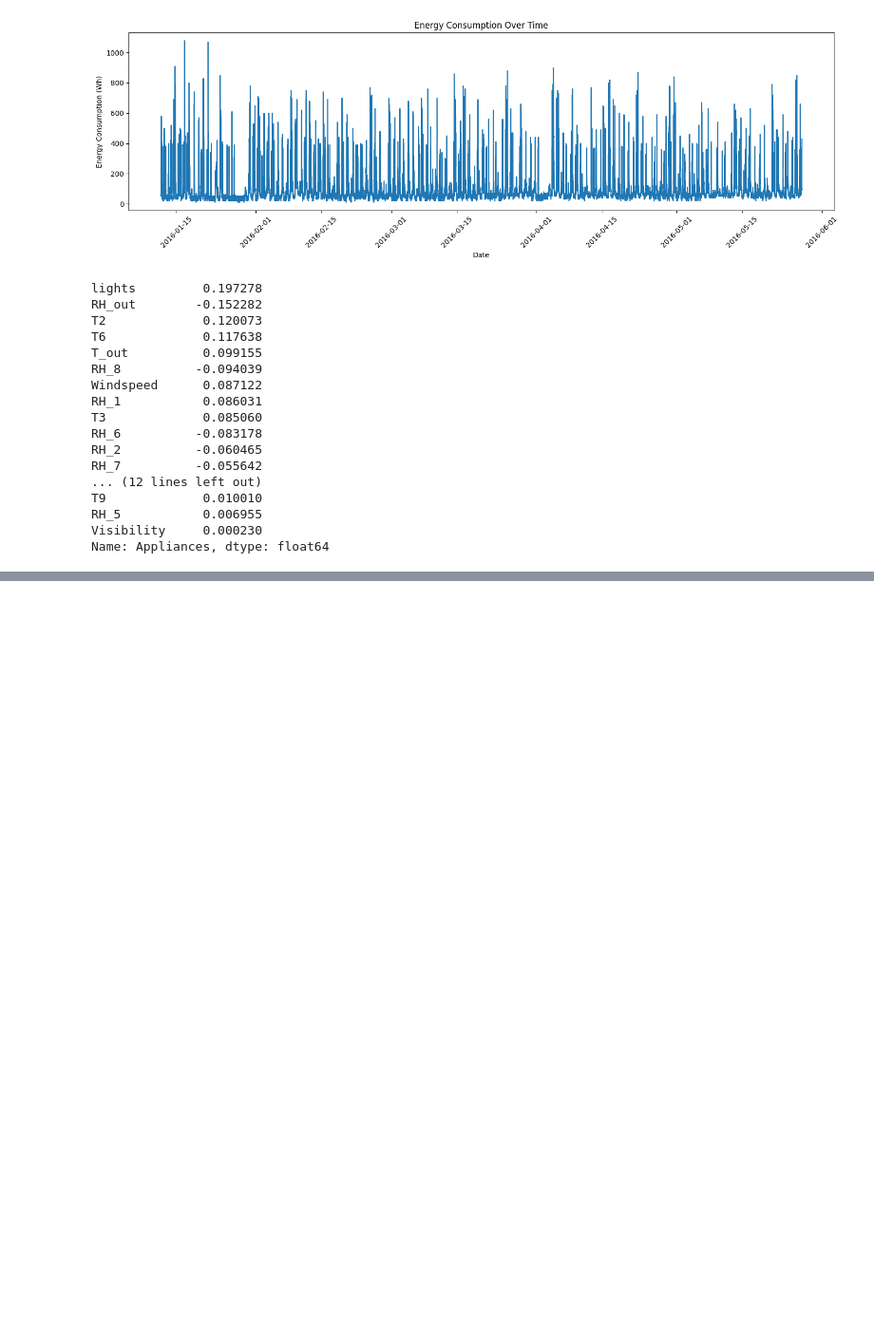
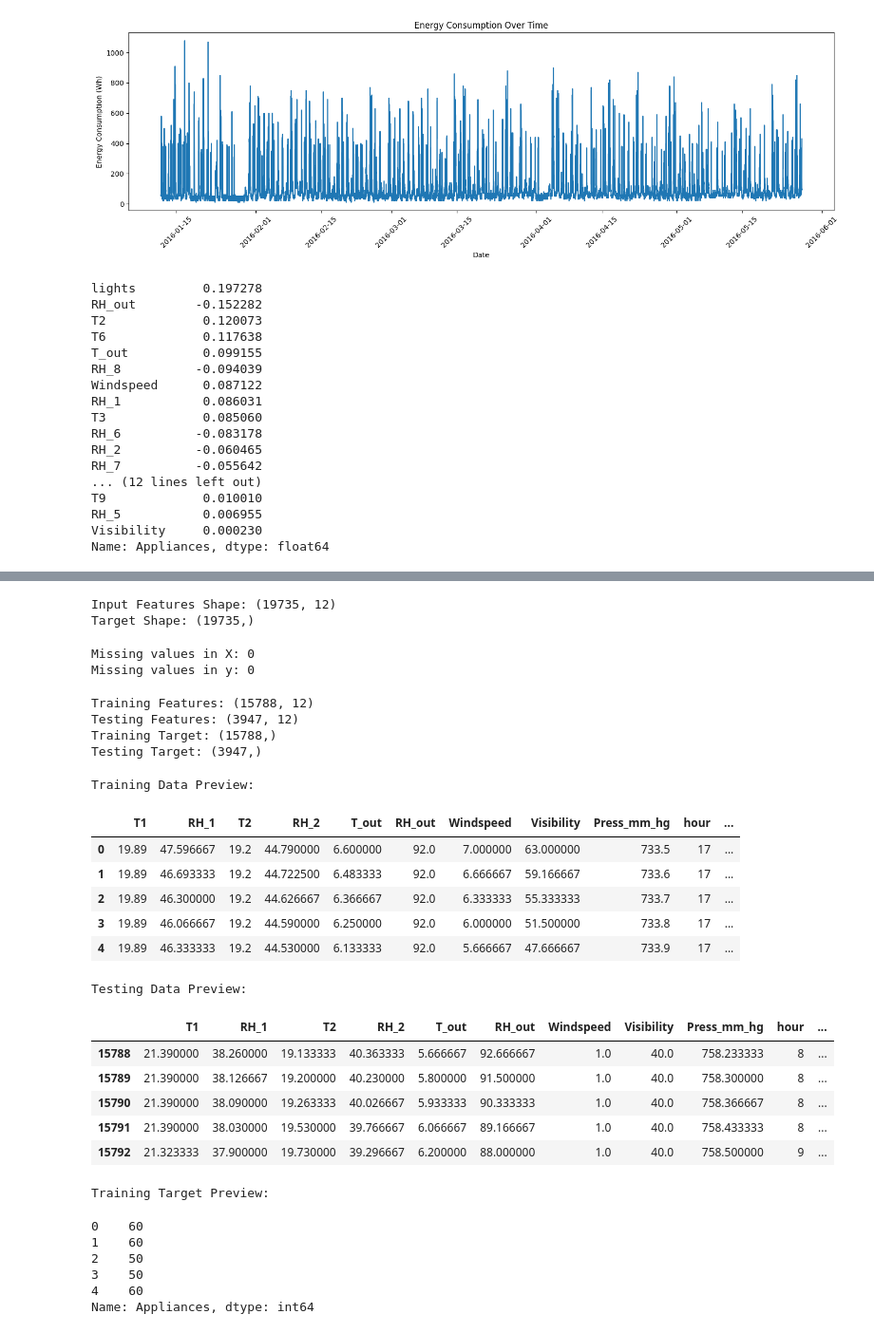
Before and after one commit to neginaitik68-occ/smart_energy_prediction, a Jupyter notebook: notebooks/linear_regression.ipynb, the cells around one changed output, grey strips where cells are left out. Shown at 95% size. Cells and saved outputs as stored; diff of their text form; code cells hidden in the pictures; blank space fills up the shorter version.

Commit message:
Day 3: Perform data preprocessing and feature selection

```diff
--- a/notebooks/linear_regression.ipynb
+++ b/notebooks/linear_regression.ipynb
@@ -260,0 +334,8 @@ Name: Appliances, dtype: float64
+# %%
+data["hour"] = data["date"].dt.hour
+
+data["day_of_week"] = data["date"].dt.dayofweek
+
+data["month"] = data["date"].dt.month
+
+display(data[["date", "hour", "day_of_week", "month"]].head(10))
@@ -260,0 +377,67 @@ Name: Appliances, dtype: float64
+# %%
+X = data[features]
+
+y = data[target]
+
+print("Input Features Shape:", X.shape)
+print("Target Shape:", y.shape)
+# %% [output]
+Input Features Shape: (19735, 12)
+Target Shape: (19735,)
+# %%
+print("Missing values in X:", X.isnull().sum().sum())
+
+print("Missing values in y:", y.isnull().sum())
+# %% [output]
+Missing values in X: 0
+Missing values in y: 0
+# %%
+split_index = int(len(X) * 0.80)
+
+X_train = X.iloc[:split_index]
+X_test = X.iloc[split_index:]
+
+y_train = y.iloc[:split_index]
+y_test = y.iloc[split_index:]
+
+print("Training Features:", X_train.shape)
+print("Testing Features:", X_test.shape)
+
+print("Training Target:", y_train.shape)
+print("Testing Target:", y_test.shape)
+# %% [output]
+Training Features: (15788, 12)
+Testing Features: (3947, 12)
+Training Target: (15788,)
+Testing Target: (3947,)
+# %%
+print("Training Data Preview:")
+display(X_train.head())
+
+print("\nTesting Data Preview:")
+display(X_test.head())
+
+print("\nTraining Target Preview:")
+display(y_train.head())
+# %% [output]
+Training Data Preview:
+|  | T1 | RH_1 | T2 | RH_2 | T_out | RH_out | Windspeed | Visibility | Press_mm_hg | hour | ... |
+| 0 | 19.89 | 47.596667 | 19.2 | 44.790000 | 6.600000 | 92.0 | 7.000000 | 63.000000 | 733.5 | 17 | ... |
+| 1 | 19.89 | 46.693333 | 19.2 | 44.722500 | 6.483333 | 92.0 | 6.666667 | 59.166667 | 733.6 | 17 | ... |
+| 2 | 19.89 | 46.300000 | 19.2 | 44.626667 | 6.366667 | 92.0 | 6.333333 | 55.333333 | 733.7 | 17 | ... |
+| 3 | 19.89 | 46.066667 | 19.2 | 44.590000 | 6.250000 | 92.0 | 6.000000 | 51.500000 | 733.8 | 17 | ... |
+| 4 | 19.89 | 46.333333 | 19.2 | 44.530000 | 6.133333 | 92.0 | 5.666667 | 47.666667 | 733.9 | 17 | ... |
+Testing Data Preview:
+|  | T1 | RH_1 | T2 | RH_2 | T_out | RH_out | Windspeed | Visibility | Press_mm_hg | hour | ... |
+| 15788 | 21.390000 | 38.260000 | 19.133333 | 40.363333 | 5.666667 | 92.666667 | 1.0 | 40.0 | 758.233333 | 8 | ... |
+| 15789 | 21.390000 | 38.126667 | 19.200000 | 40.230000 | 5.800000 | 91.500000 | 1.0 | 40.0 | 758.300000 | 8 | ... |
+| 15790 | 21.390000 | 38.090000 | 19.263333 | 40.026667 | 5.933333 | 90.333333 | 1.0 | 40.0 | 758.366667 | 8 | ... |
+| 15791 | 21.390000 | 38.030000 | 19.530000 | 39.766667 | 6.066667 | 89.166667 | 1.0 | 40.0 | 758.433333 | 8 | ... |
+| 15792 | 21.323333 | 37.900000 | 19.730000 | 39.296667 | 6.200000 | 88.000000 | 1.0 | 40.0 | 758.500000 | 9 | ... |
+Training Target Preview:
+0    60
+1    60
+2    50
+3    50
+4    60
+Name: Appliances, dtype: int64
```
Also changed, not shown: parts of 5 cells of this notebook.
